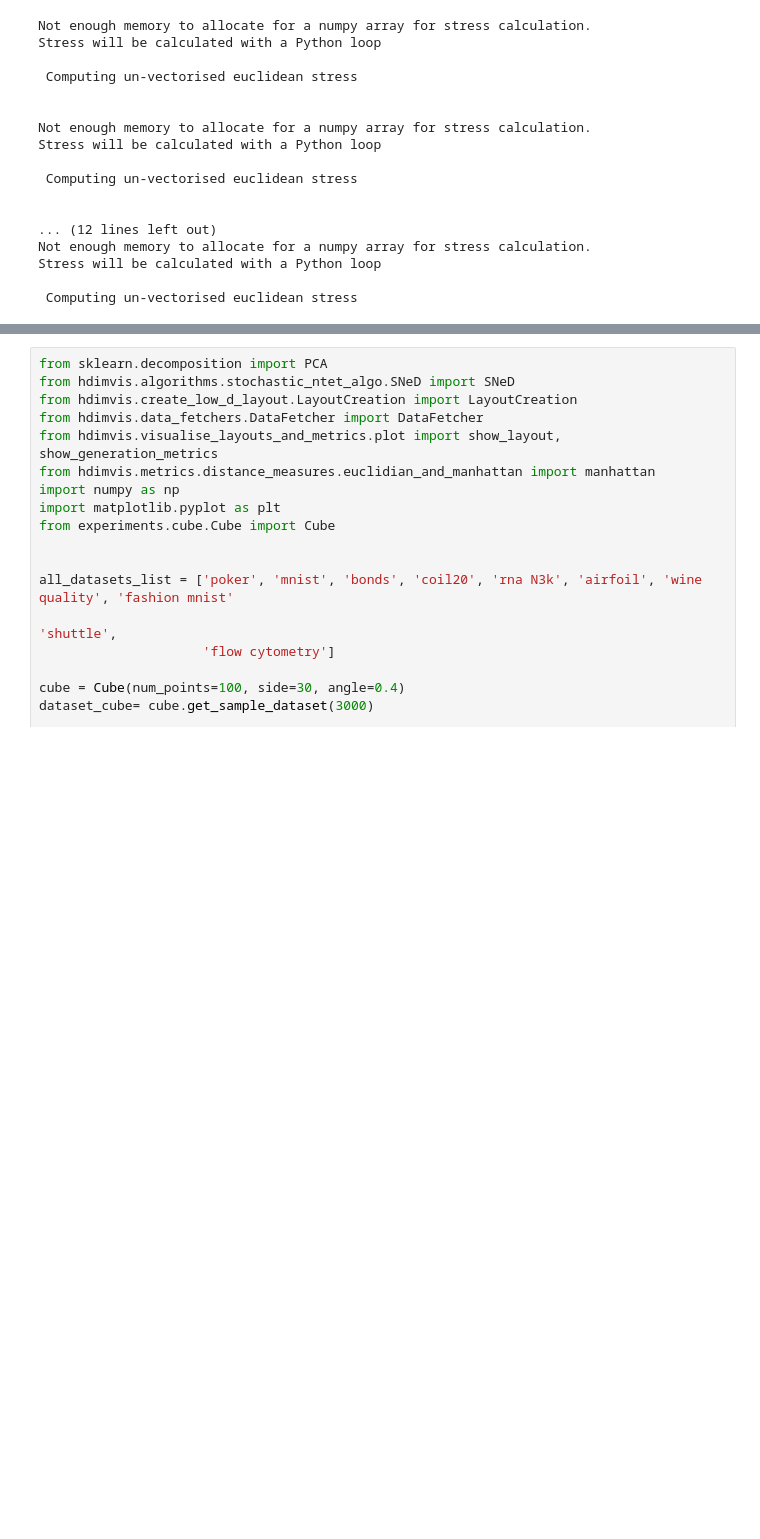
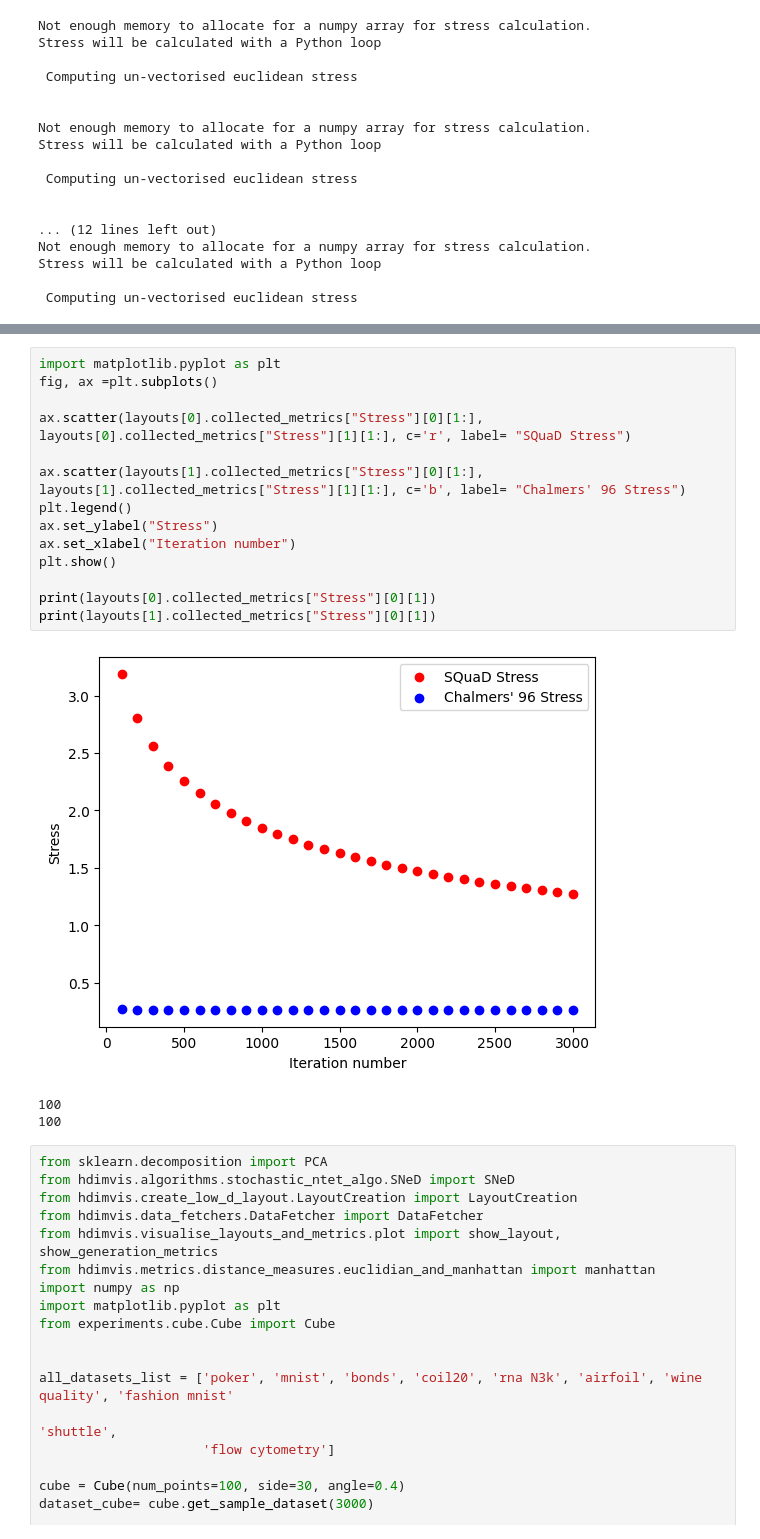
Before and after one commit to Jan961/2095736w, a Jupyter notebook: experiments/sned_vs_96/choosing_iteration_number.ipynb, the cells around one changed output, grey strips where cells are left out. Saved outputs shown, nothing was run; the diff lists cells and outputs as text; blank space fills up the shorter version.

```diff
--- a/experiments/sned_vs_96/choosing_iteration_number.ipynb
+++ b/experiments/sned_vs_96/choosing_iteration_number.ipynb
@@ -121,6 +124,24 @@ with open(path_to_pickle, 'rb') as file:
 show_generation_metrics(layout=layouts[0], quartet_stress=True, iters_from=50)
 # %% [output]
 [figure]
+# %%
+import matplotlib.pyplot as plt
+fig, ax =plt.subplots()
+
+ax.scatter(layouts[0].collected_metrics["Stress"][0][1:], layouts[0].collected_metrics["Stress"][1][1:], c='r', label= "SQuaD Stress")
+
+ax.scatter(layouts[1].collected_metrics["Stress"][0][1:], layouts[1].collected_metrics["Stress"][1][1:], c='b', label= "Chalmers' 96 Stress")
+plt.legend()
+ax.set_ylabel("Stress")
+ax.set_xlabel("Iteration number")
+plt.show()
+
+print(layouts[0].collected_metrics["Stress"][0][1])
+print(layouts[1].collected_metrics["Stress"][0][1])
+# %% [output]
+[figure, added]
+100
+100
 # %%
 from sklearn.decomposition import PCA
 from hdimvis.algorithms.stochastic_ntet_algo.SNeD import SNeD
```
Also changed, not shown: parts of 2 cells of this notebook, 6 other files.
